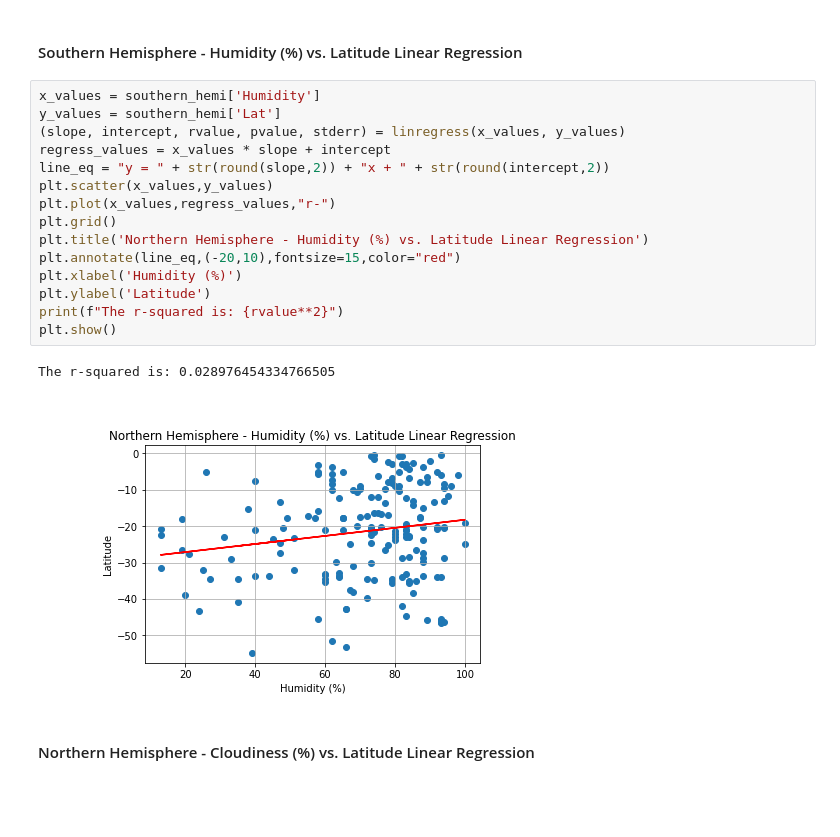
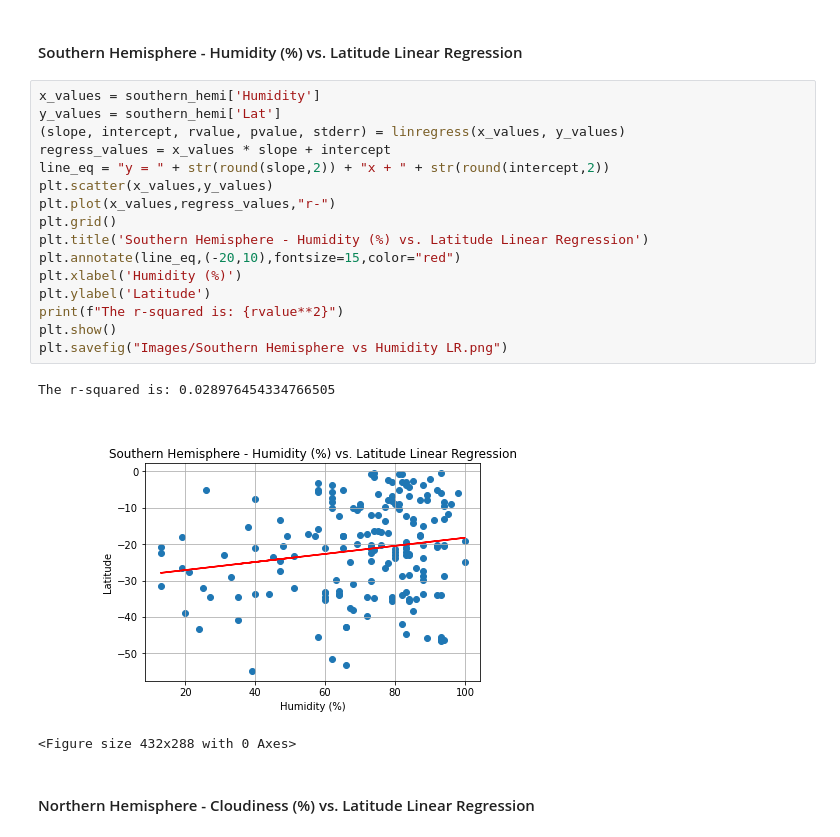
Before and after one commit to jdmerryman88/python-api-challenge, a Jupyter notebook: starter_code/WeatherPy/WeatherPy.ipynb, the cells around one changed output. Saved outputs shown, nothing was run; the diff lists cells and outputs as text; blank space fills up the shorter version.

```diff
--- a/starter_code/WeatherPy/WeatherPy.ipynb
+++ b/starter_code/WeatherPy/WeatherPy.ipynb
@@ -338,21 +353,23 @@ The r-squared is: 0.18398971285495733
 # %%
 x_values = southern_hemi['Humidity']
 y_values = southern_hemi['Lat']
 (slope, intercept, rvalue, pvalue, stderr) = linregress(x_values, y_values)
 regress_values = x_values * slope + intercept
 line_eq = "y = " + str(round(slope,2)) + "x + " + str(round(intercept,2))
 plt.scatter(x_values,y_values)
 plt.plot(x_values,regress_values,"r-")
 plt.grid()
-plt.title('Northern Hemisphere - Humidity (%) vs. Latitude Linear Regression')
+plt.title('Southern Hemisphere - Humidity (%) vs. Latitude Linear Regression')
 plt.annotate(line_eq,(-20,10),fontsize=15,color="red")
 plt.xlabel('Humidity (%)')
 plt.ylabel('Latitude')
 print(f"The r-squared is: {rvalue**2}")
 plt.show()
+plt.savefig("Images/Southern Hemisphere vs Humidity LR.png")
 # %% [output]
 The r-squared is: 0.028976454334766505
-[figure, old version]
+[figure, new version]
+<Figure size 432x288 with 0 Axes>
 # %% [markdown]
 ####  Northern Hemisphere - Cloudiness (%) vs. Latitude Linear Regression
 # %%
```
Also changed, not shown: parts of 11 cells of this notebook, 13 other files.
